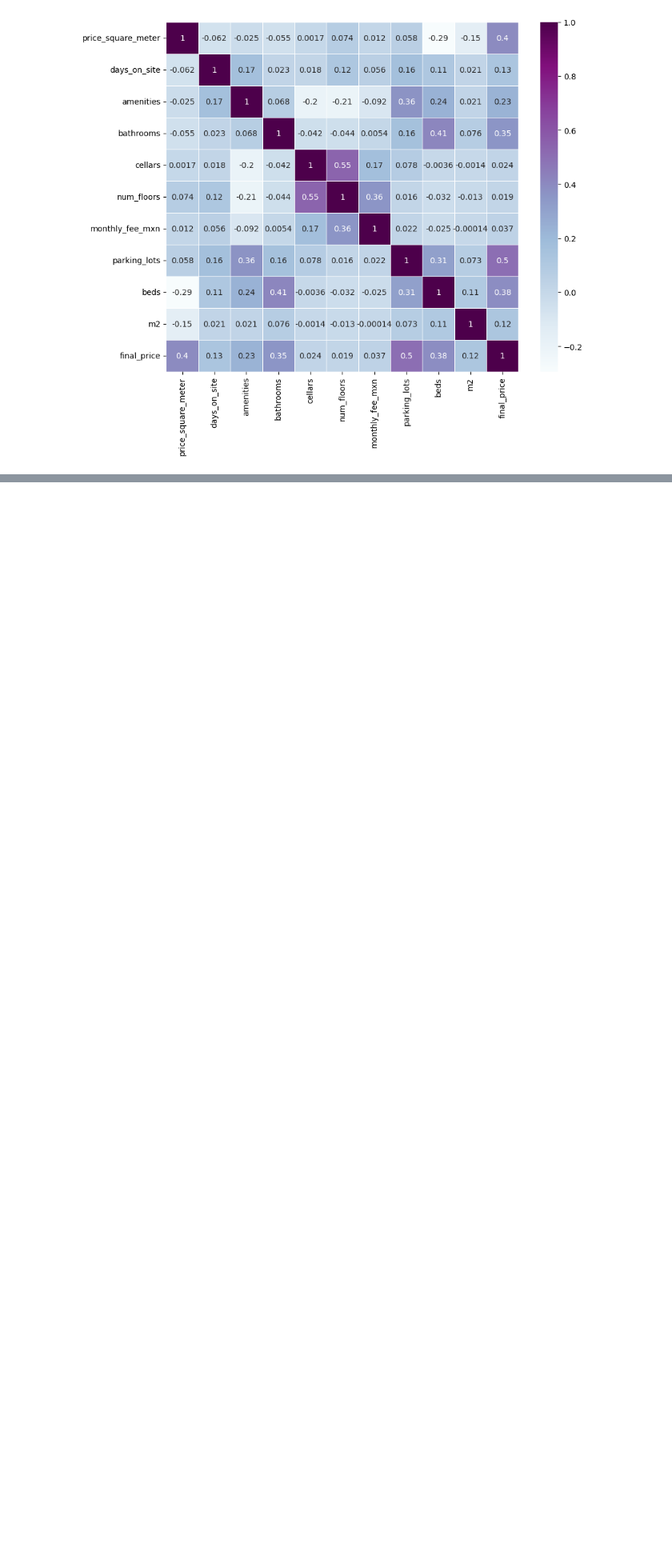
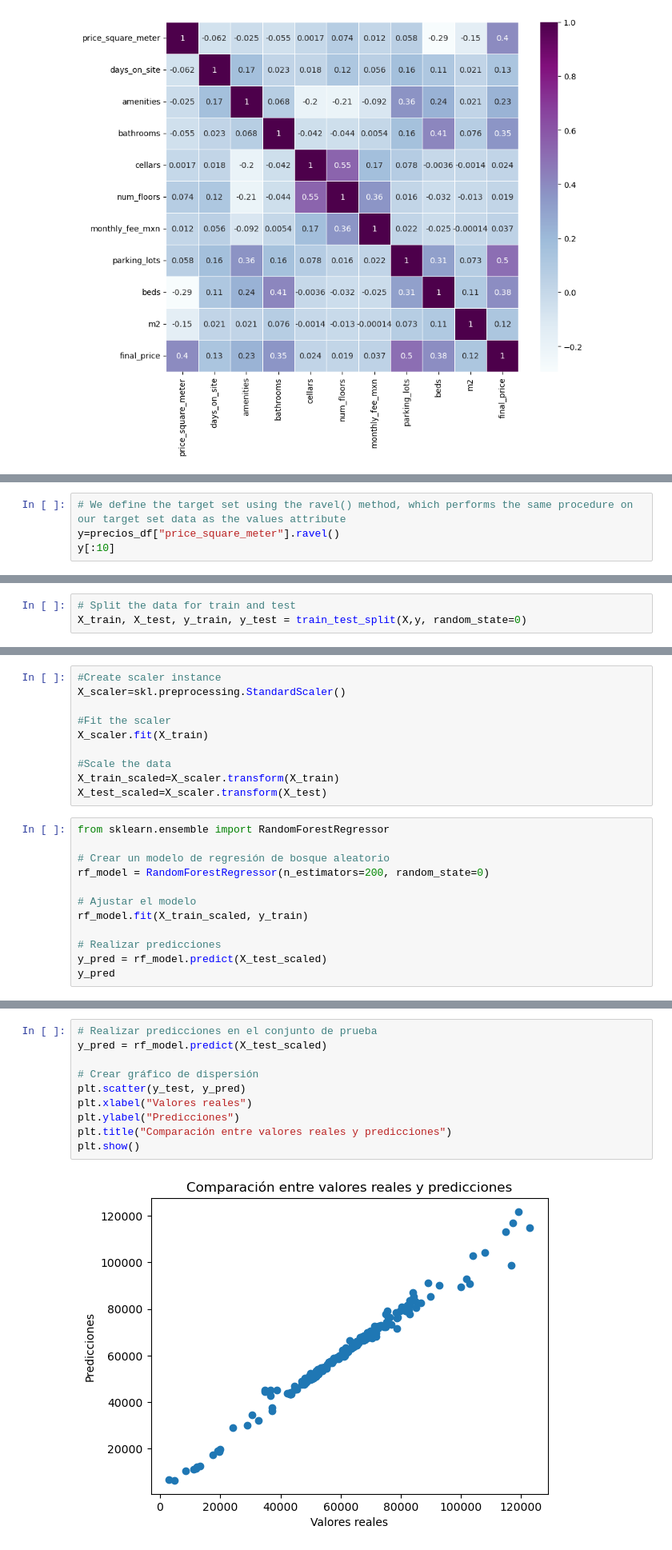
Before and after one commit to Alelopez383/Precios_por_m2, a Jupyter notebook: Reto_DD360.ipynb, the cells around one changed output, grey strips where cells are left out. Shown at 80% size. Saved outputs shown, nothing was run; the diff lists cells and outputs as text; blank space fills up the shorter version.

```diff
--- a/Reto_DD360.ipynb
+++ b/Reto_DD360.ipynb
@@ -227,0 +322,4 @@ KeyboardInterrupt:
+# %%
+# We define the target set using the ravel() method, which performs the same procedure on our target set data as the values attribute
+y=precios_df["price_square_meter"].ravel()
+y[:10]
@@ -227,0 +329,3 @@ KeyboardInterrupt:
+# %%
+# Split the data for train and test
+X_train, X_test, y_train, y_test = train_test_split(X,y, random_state=0)
@@ -227,0 +343,22 @@ KeyboardInterrupt:
+# %%
+#Create scaler instance
+X_scaler=skl.preprocessing.StandardScaler()
+
+#Fit the scaler
+X_scaler.fit(X_train)
+
+#Scale the data
+X_train_scaled=X_scaler.transform(X_train)
+X_test_scaled=X_scaler.transform(X_test)
+# %%
+from sklearn.ensemble import RandomForestRegressor
+
+# Crear un modelo de regresión de bosque aleatorio
+rf_model = RandomForestRegressor(n_estimators=200, random_state=0)
+
+# Ajustar el modelo
+rf_model.fit(X_train_scaled, y_train)
+
+# Realizar predicciones
+y_pred = rf_model.predict(X_test_scaled)
+y_pred
@@ -227,0 +410,12 @@ KeyboardInterrupt:
+# %%
+# Realizar predicciones en el conjunto de prueba
+y_pred = rf_model.predict(X_test_scaled)
+
+# Crear gráfico de dispersión
+plt.scatter(y_test, y_pred)
+plt.xlabel("Valores reales")
+plt.ylabel("Predicciones")
+plt.title("Comparación entre valores reales y predicciones")
+plt.show()
+# %% [output]
+[figure, added]
```
Also changed, not shown: parts of 29 cells of this notebook.
